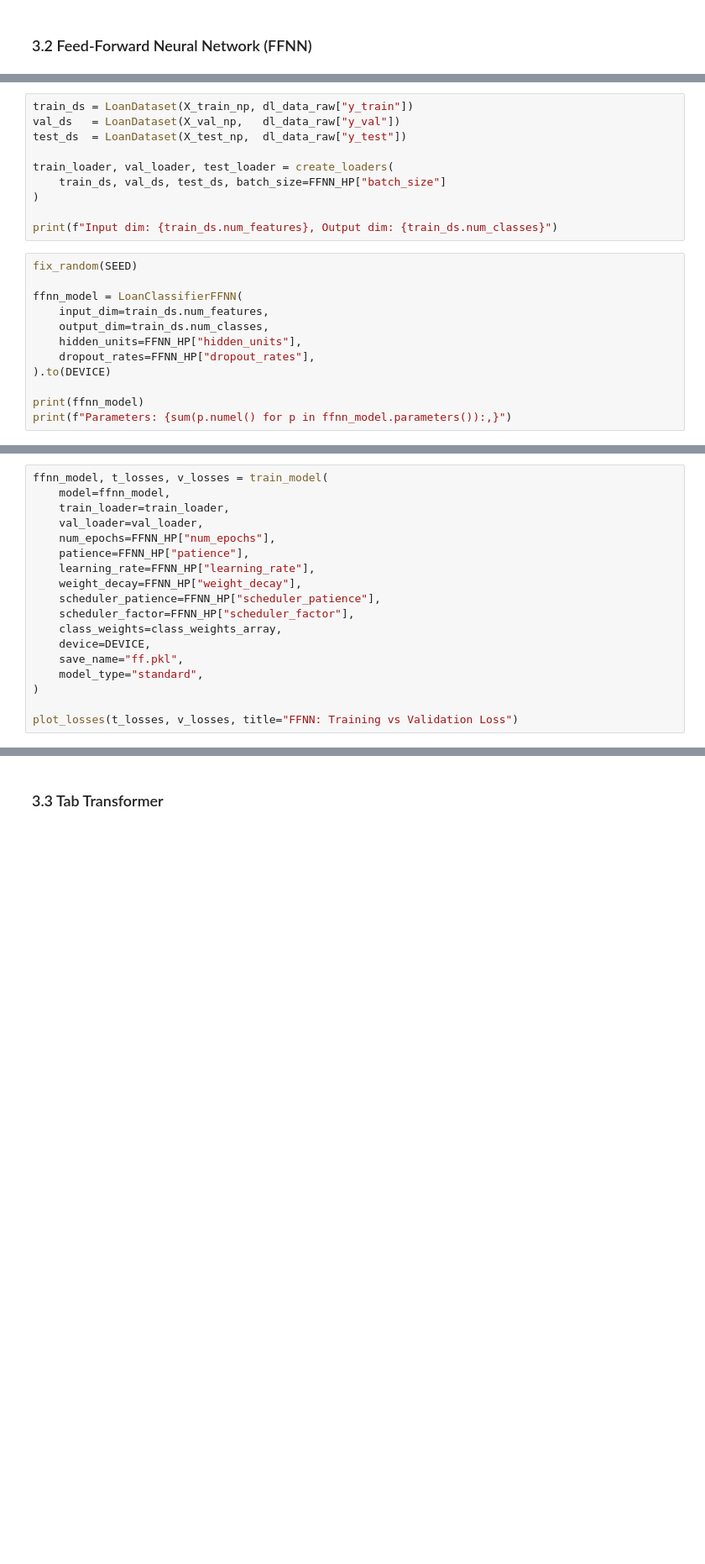
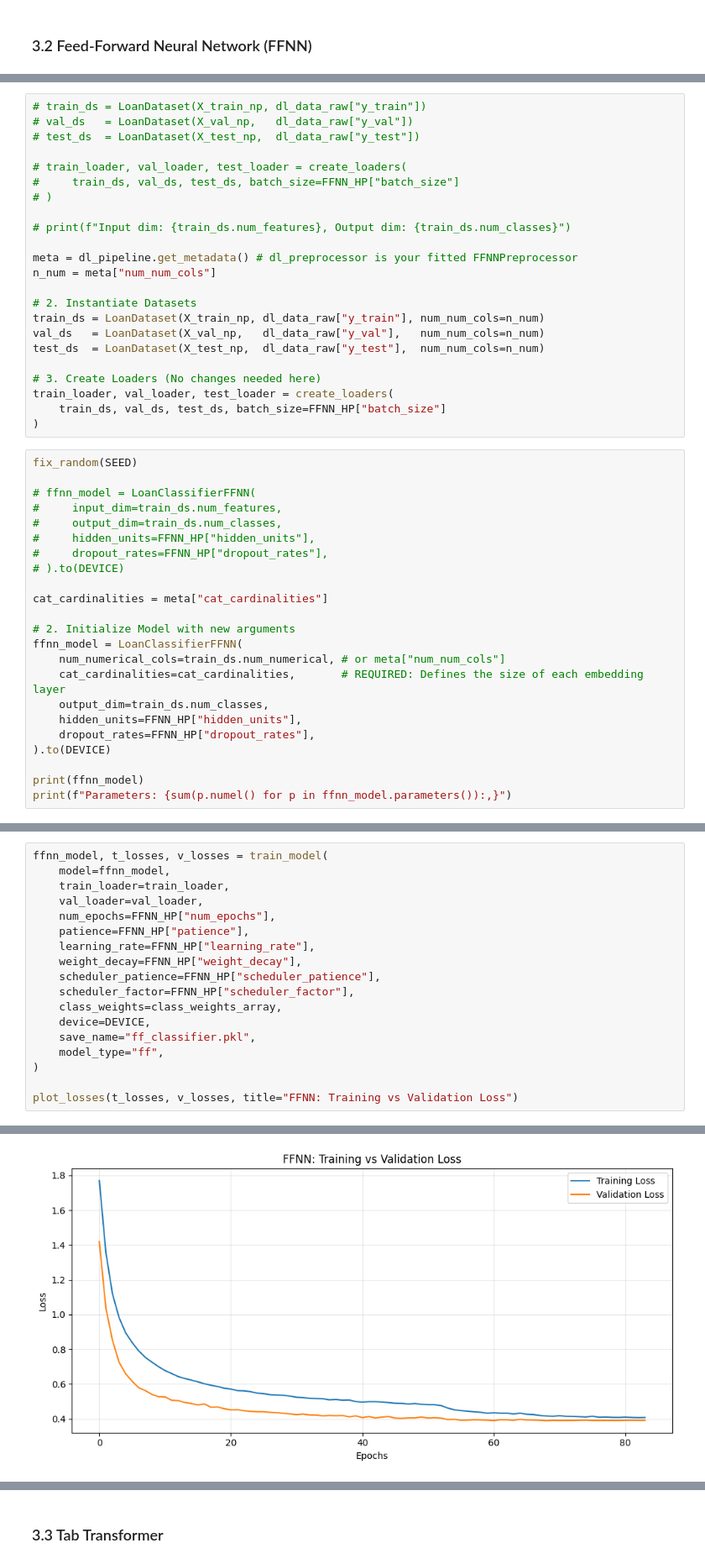
Before and after one commit to ma3ti/Loan-Risk-Classification, a Jupyter notebook: train.ipynb, the cells around one changed output, grey strips where cells are left out. Shown at 84% size. Drawn from its saved outputs; the diff is of its cells as text; blank space fills up the shorter version.

Commit message:
add embedding layer to ffnn and fixed test.py script

```diff
--- a/train.ipynb
+++ b/train.ipynb
@@ -707,20 +584,44 @@ FFNN_HP = dict(
     scheduler_factor=0.3,
 )
 # %%
-train_ds = LoanDataset(X_train_np, dl_data_raw["y_train"])
-val_ds   = LoanDataset(X_val_np,   dl_data_raw["y_val"])
-test_ds  = LoanDataset(X_test_np,  dl_data_raw["y_test"])
+# train_ds = LoanDataset(X_train_np, dl_data_raw["y_train"])
+# val_ds   = LoanDataset(X_val_np,   dl_data_raw["y_val"])
+# test_ds  = LoanDataset(X_test_np,  dl_data_raw["y_test"])
 
+# train_loader, val_loader, test_loader = create_loaders(
+#     train_ds, val_ds, test_ds, batch_size=FFNN_HP["batch_size"]
+# )
+
+# print(f"Input dim: {train_ds.num_features}, Output dim: {train_ds.num_classes}")
+
+meta = dl_pipeline.get_metadata() # dl_preprocessor is your fitted FFNNPreprocessor
+n_num = meta["num_num_cols"]
+
+# 2. Instantiate Datasets
+train_ds = LoanDataset(X_train_np, dl_data_raw["y_train"], num_num_cols=n_num)
+val_ds   = LoanDataset(X_val_np,   dl_data_raw["y_val"],   num_num_cols=n_num)
+test_ds  = LoanDataset(X_test_np,  dl_data_raw["y_test"],  num_num_cols=n_num)
+
+# 3. Create Loaders (No changes needed here)
 train_loader, val_loader, test_loader = create_loaders(
     train_ds, val_ds, test_ds, batch_size=FFNN_HP["batch_size"]
 )
-
-print(f"Input dim: {train_ds.num_features}, Output dim: {train_ds.num_classes}")
 # %%
 fix_random(SEED)
 
+# ffnn_model = LoanClassifierFFNN(
+#     input_dim=train_ds.num_features,
+#     output_dim=train_ds.num_classes,
+#     hidden_units=FFNN_HP["hidden_units"],
+#     dropout_rates=FFNN_HP["dropout_rates"],
+# ).to(DEVICE)
+
+cat_cardinalities = meta["cat_cardinalities"]
+
+# 2. Initialize Model with new arguments
 ffnn_model = LoanClassifierFFNN(
-    input_dim=train_ds.num_features,
+    num_numerical_cols=train_ds.num_numerical, # or meta["num_num_cols"]
+    cat_cardinalities=cat_cardinalities,       # REQUIRED: Defines the size of each embedding layer
     output_dim=train_ds.num_classes,
     hidden_units=FFNN_HP["hidden_units"],
     dropout_rates=FFNN_HP["dropout_rates"],
@@ -741,8 +660,9 @@ ffnn_model, t_losses, v_losses = train_model(
     scheduler_factor=FFNN_HP["scheduler_factor"],
     class_weights=class_weights_array,
     device=DEVICE,
-    save_name="ff.pkl",
-    model_type="standard",
+    save_name="ff_classifier.pkl",
+    model_type="ff",
 )
 
 plot_losses(t_losses, v_losses, title="FFNN: Training vs Validation Loss")
+# %% [output]
@@ -749,3 +686,4 @@ plot_losses(t_losses, v_losses, title="FFNN: Training vs Validation Loss")
+[figure, added]
 # %%
 ffnn_results = evaluate_model(
     ffnn_model, test_loader, DEVICE,
```
Also changed, not shown: parts of 28 cells of this notebook, 18 other files.
